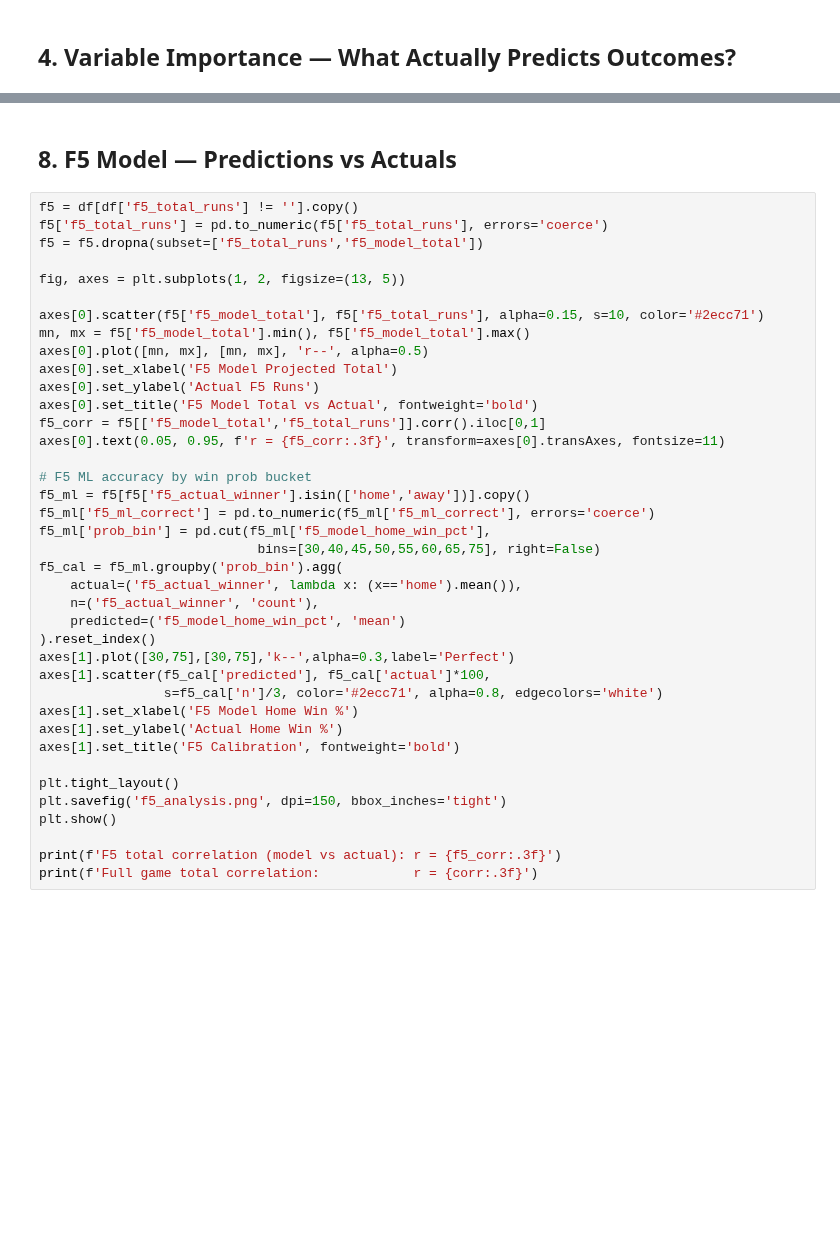
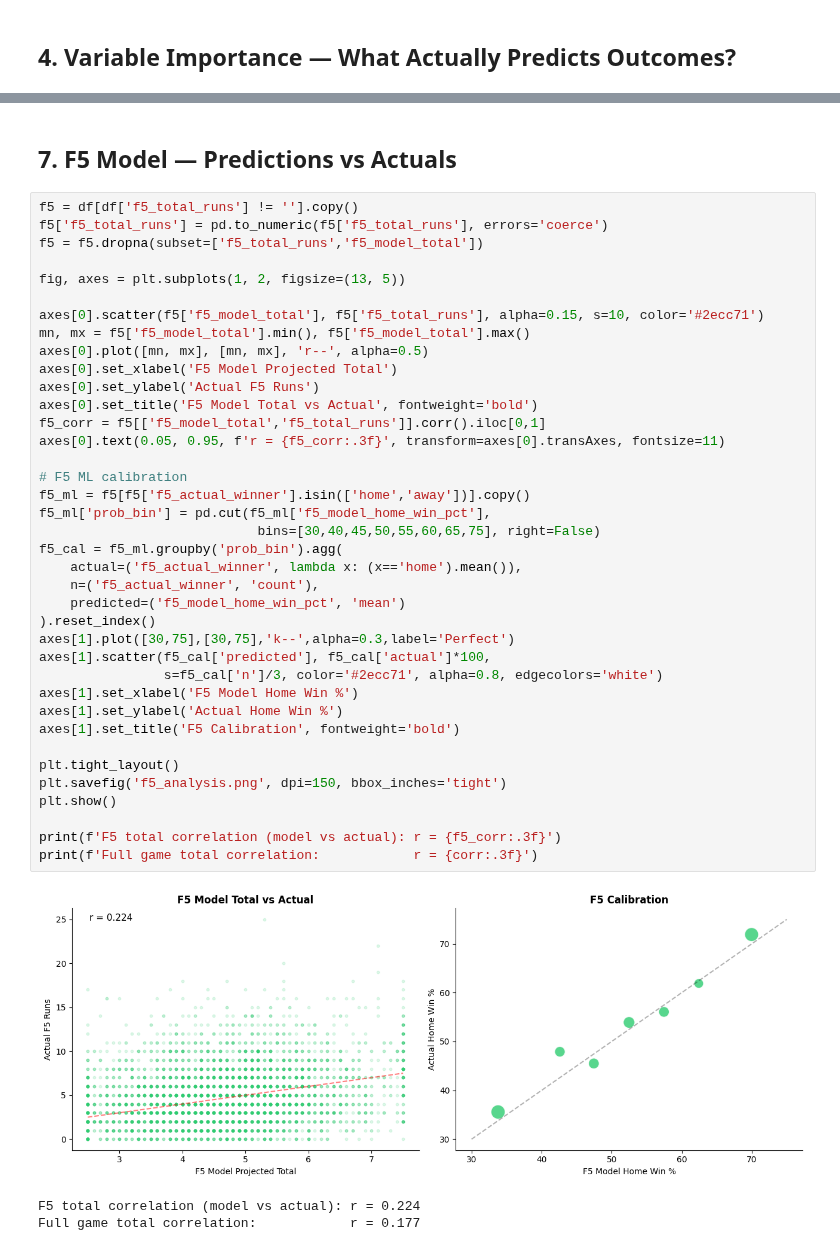
Before and after one commit to speiser11/NCAAB-LS-Model, a Jupyter notebook: scripts/analyze_mlb_backtest.ipynb, the cells around one changed output, grey strips where cells are left out. Cells and saved outputs as stored; diff of their text form; blank space fills up the shorter version.

```diff
--- a/scripts/analyze_mlb_backtest.ipynb
+++ b/scripts/analyze_mlb_backtest.ipynb
@@ -315,5 +384,5 @@ plt.show()
 # %% [markdown]
-## 8. F5 Model — Predictions vs Actuals
+## 7. F5 Model — Predictions vs Actuals
 # %%
 f5 = df[df['f5_total_runs'] != ''].copy()
 f5['f5_total_runs'] = pd.to_numeric(f5['f5_total_runs'], errors='coerce')
@@ -324,33 +393,36 @@ fig, axes = plt.subplots(1, 2, figsize=(13, 5))
 axes[0].scatter(f5['f5_model_total'], f5['f5_total_runs'], alpha=0.15, s=10, color='#2ecc71')
 mn, mx = f5['f5_model_total'].min(), f5['f5_model_total'].max()
 axes[0].plot([mn, mx], [mn, mx], 'r--', alpha=0.5)
 axes[0].set_xlabel('F5 Model Projected Total')
 axes[0].set_ylabel('Actual F5 Runs')
 axes[0].set_title('F5 Model Total vs Actual', fontweight='bold')
 f5_corr = f5[['f5_model_total','f5_total_runs']].corr().iloc[0,1]
 axes[0].text(0.05, 0.95, f'r = {f5_corr:.3f}', transform=axes[0].transAxes, fontsize=11)
 
-# F5 ML accuracy by win prob bucket
+# F5 ML calibration
 f5_ml = f5[f5['f5_actual_winner'].isin(['home','away'])].copy()
-f5_ml['f5_ml_correct'] = pd.to_numeric(f5_ml['f5_ml_correct'], errors='coerce')
 f5_ml['prob_bin'] = pd.cut(f5_ml['f5_model_home_win_pct'],
                             bins=[30,40,45,50,55,60,65,75], right=False)
 f5_cal = f5_ml.groupby('prob_bin').agg(
     actual=('f5_actual_winner', lambda x: (x=='home').mean()),
     n=('f5_actual_winner', 'count'),
     predicted=('f5_model_home_win_pct', 'mean')
 ).reset_index()
 axes[1].plot([30,75],[30,75],'k--',alpha=0.3,label='Perfect')
 axes[1].scatter(f5_cal['predicted'], f5_cal['actual']*100,
                 s=f5_cal['n']/3, color='#2ecc71', alpha=0.8, edgecolors='white')
 axes[1].set_xlabel('F5 Model Home Win %')
 axes[1].set_ylabel('Actual Home Win %')
 axes[1].set_title('F5 Calibration', fontweight='bold')
 
 plt.tight_layout()
 plt.savefig('f5_analysis.png', dpi=150, bbox_inches='tight')
 plt.show()
 
 print(f'F5 total correlation (model vs actual): r = {f5_corr:.3f}')
 print(f'Full game total correlation:            r = {corr:.3f}')
+# %% [output]
+[figure, added]
+F5 total correlation (model vs actual): r = 0.224
+Full game total correlation:            r = 0.177
 # %% [markdown]
```
Also changed, not shown: parts of 17 cells of this notebook, 6 other files.
